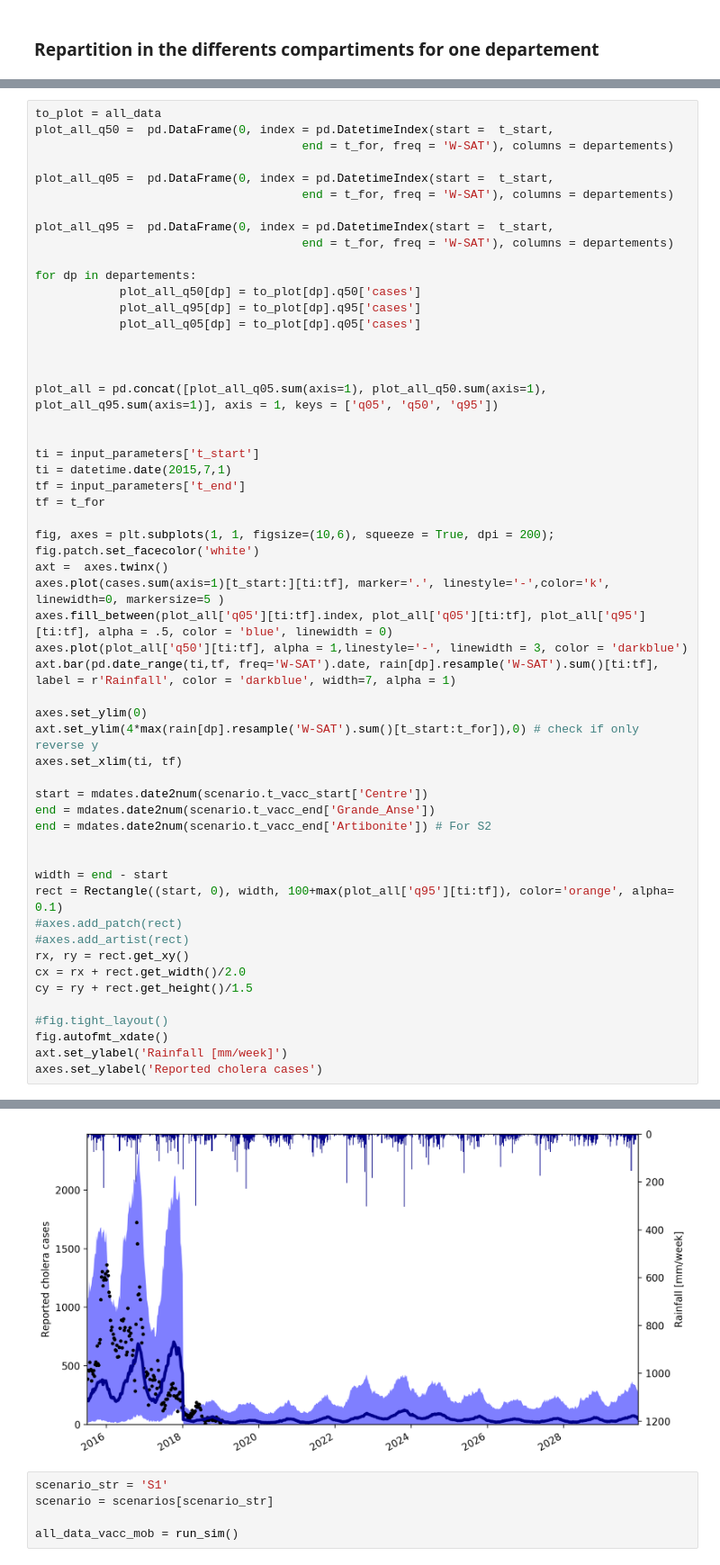
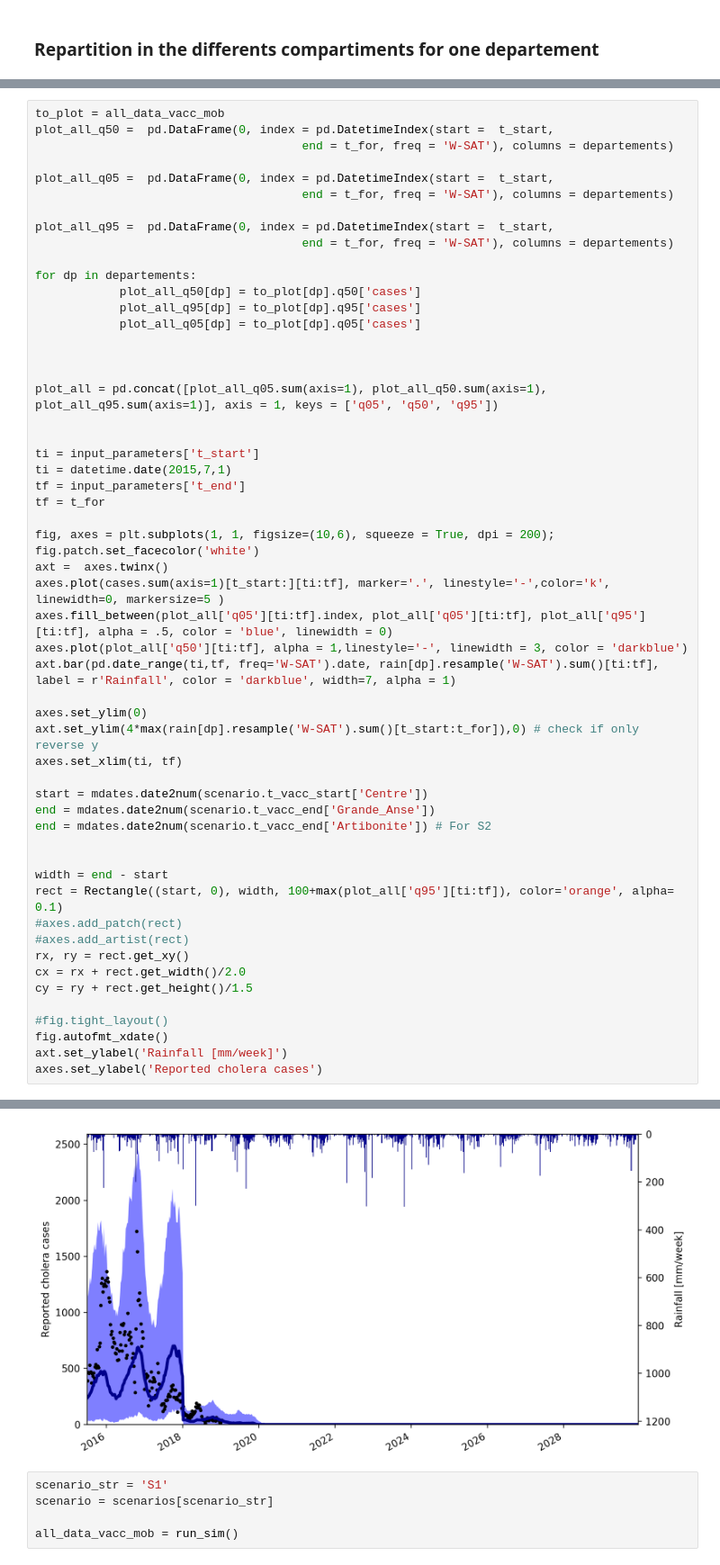
Before and after one commit to jcblemai/haiti-mass-ocv-campaign, a Jupyter notebook: forecast_all-dept.ipynb, the cells around one changed output, grey strips where cells are left out. Shown at 90% size. Saved outputs shown, nothing was run; the diff lists cells and outputs as text.

```diff
--- a/forecast_all-dept.ipynb
+++ b/forecast_all-dept.ipynb
@@ -254,7 +254,7 @@ fig.tight_layout()
 # %% [output]
 [figure]
 # %%
-to_plot = all_data
+to_plot = all_data_vacc_mob
 plot_all_q50 =  pd.DataFrame(0, index = pd.DatetimeIndex(start =  t_start,
                                       end = t_for, freq = 'W-SAT'), columns = departements)
 
@@ -283,34 +283,34 @@ fig, axes = plt.subplots(1, 1, figsize=(10,6), squeeze = True, dpi = 200);
 fig.patch.set_facecolor('white')
 axt =  axes.twinx()
 axes.plot(cases.sum(axis=1)[t_start:][ti:tf], marker='.', linestyle='-',color='k', linewidth=0, markersize=5 )
 axes.fill_between(plot_all['q05'][ti:tf].index, plot_all['q05'][ti:tf], plot_all['q95'][ti:tf], alpha = .5, color = 'blue', linewidth = 0)
 axes.plot(plot_all['q50'][ti:tf], alpha = 1,linestyle='-', linewidth = 3, color = 'darkblue')
 axt.bar(pd.date_range(ti,tf, freq='W-SAT').date, rain[dp].resample('W-SAT').sum()[ti:tf], label = r'Rainfall', color = 'darkblue', width=7, alpha = 1)
 
 axes.set_ylim(0)
 axt.set_ylim(4*max(rain[dp].resample('W-SAT').sum()[t_start:t_for]),0) # check if only reverse y
 axes.set_xlim(ti, tf)
 
 start = mdates.date2num(scenario.t_vacc_start['Centre'])
 end = mdates.date2num(scenario.t_vacc_end['Grande_Anse'])
 end = mdates.date2num(scenario.t_vacc_end['Artibonite']) # For S2
 
 
 width = end - start
 rect = Rectangle((start, 0), width, 100+max(plot_all['q95'][ti:tf]), color='orange', alpha= 0.1)
 #axes.add_patch(rect)
 #axes.add_artist(rect)
 rx, ry = rect.get_xy()
 cx = rx + rect.get_width()/2.0
 cy = ry + rect.get_height()/1.5
 
 #fig.tight_layout()
 fig.autofmt_xdate()
 axt.set_ylabel('Rainfall [mm/week]')
 axes.set_ylabel('Reported cholera cases')
 # %% [output]
 Text(0, 0.5, 'Reported cholera cases')
-[figure, old version]
+[figure, new version]
 # %%
 scenario_str = 'S1'
 scenario = scenarios[scenario_str]
```
Also changed, not shown: parts of 5 cells of this notebook, 4 other files.
